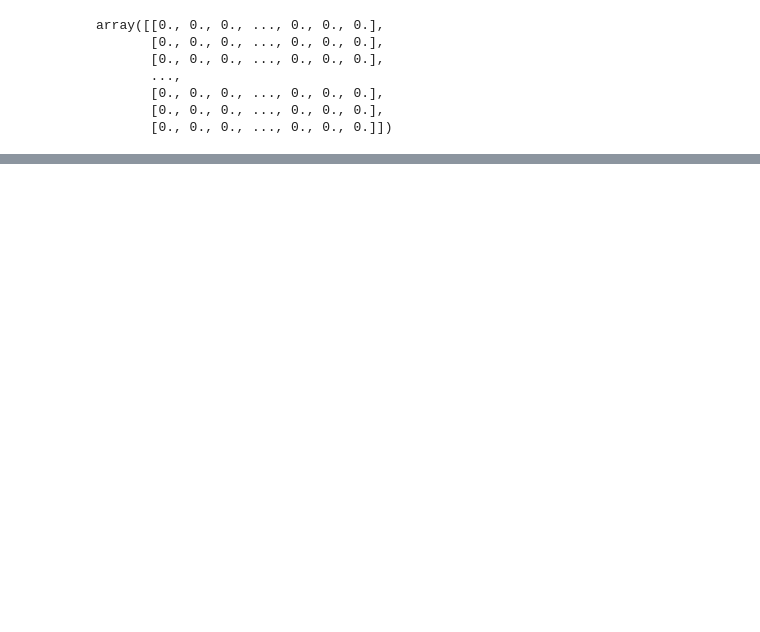
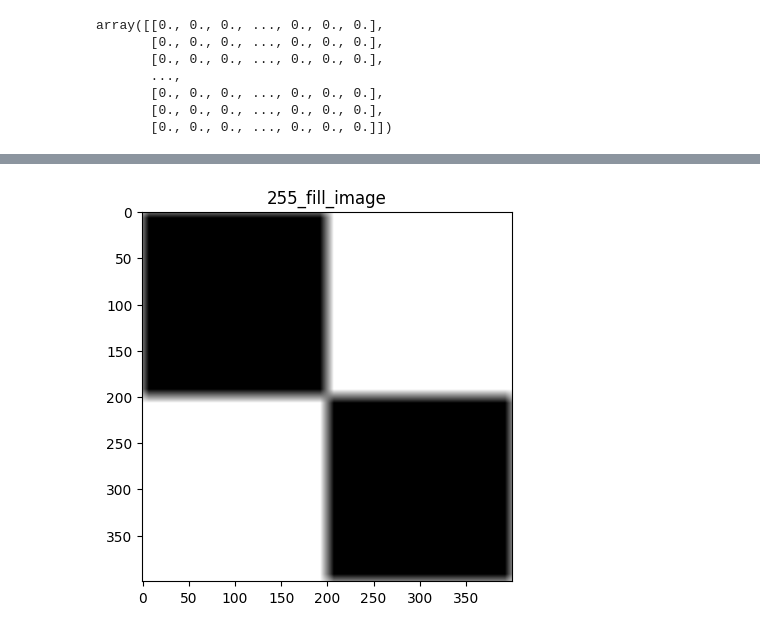
Before and after one commit to shannonchen37/machine_vision, a Jupyter notebook: image_enhancement/pic_2.ipynb, the cells around one changed output, grey strips where cells are left out. Drawn from its saved outputs; the diff is of its cells as text; code cells hidden in the pictures; blank space fills up the shorter version.

```diff
--- a/image_enhancement/pic_2.ipynb
+++ b/image_enhancement/pic_2.ipynb
@@ -56,6 +57,7 @@ q = 7
 
 # 在原始矩阵的上下和左右分别填充0
 zero_fill_image = np.pad(image, ((p, p), (q, q)), 'constant', constant_values=0)
+one_fill_image = np.pad(image, ((p, p), (q, q)), 'constant', constant_values=255)
 zero_fill_image
 # %% [output]
 array([[0., 0., 0., ..., 0., 0., 0.],
@@ -122,0 +130,10 @@ plt.show()
+# %%
+# 使用imshow()函数将矩阵显示为图像
+plt.imshow(one_fill_image, cmap='gray')
+
+plt.title('255_fill_image')
+
+# 显示图像
+plt.show()
+# %% [output]
+[figure, added]
```
Also changed, not shown: parts of 8 cells of this notebook.
